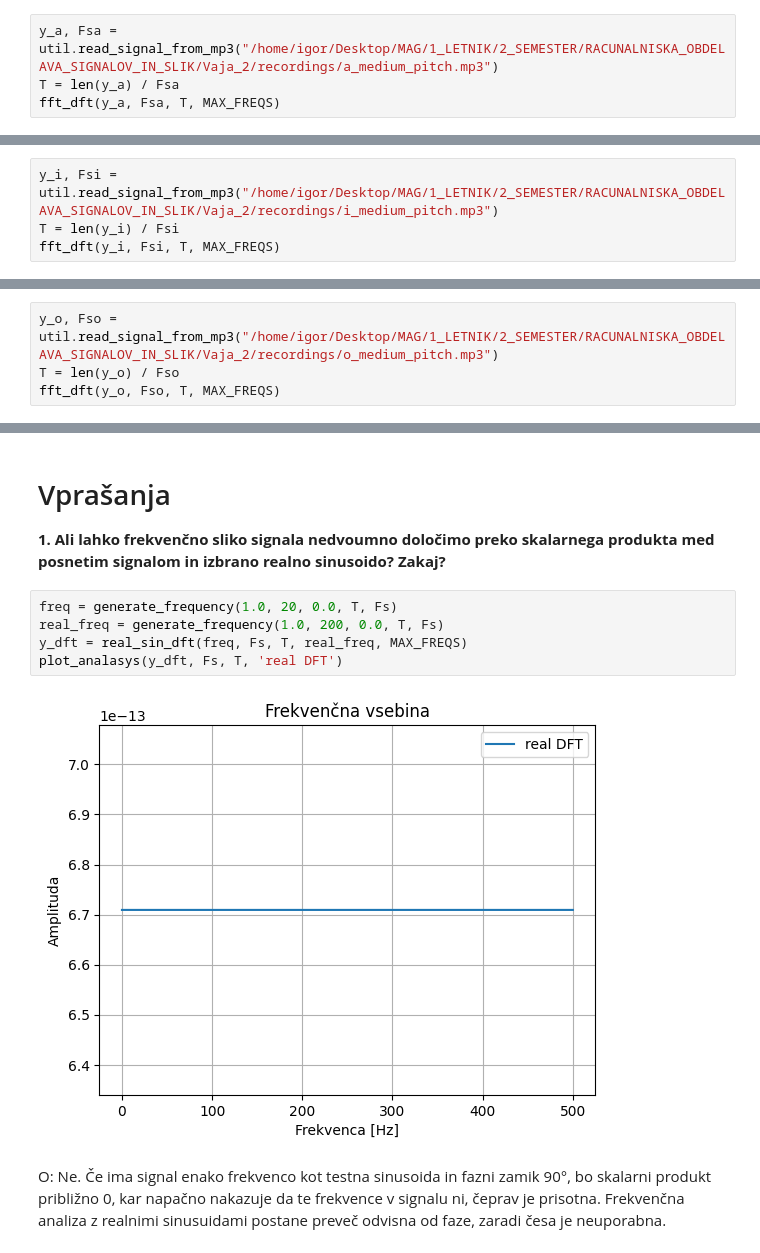
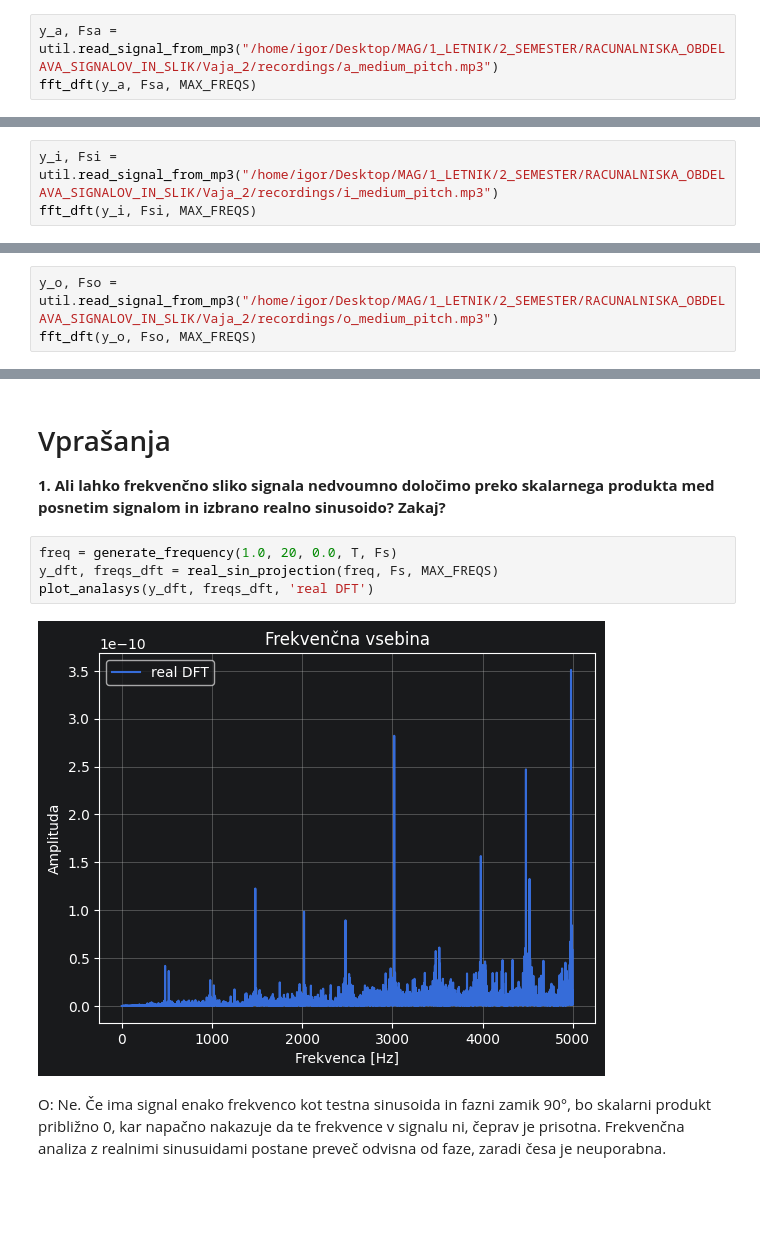
Before and after one commit to IgorPolajzer/ROSiS_Vaja2_DFT, a Jupyter notebook: porocilo.ipynb, the cells around one changed output, grey strips where cells are left out. Drawn from its saved outputs; the diff is of its cells as text; blank space fills up the shorter version.

```diff
--- a/porocilo.ipynb
+++ b/porocilo.ipynb
@@ -25,6 +25,5 @@ fft_dft(freq, Fs, T, MAX_FREQS)
 ### "a"
 # %%
 y_a, Fsa = util.read_signal_from_mp3("/home/igor/Desktop/MAG/1_LETNIK/2_SEMESTER/RACUNALNISKA_OBDELAVA_SIGNALOV_IN_SLIK/Vaja_2/recordings/a_medium_pitch.mp3")
-T = len(y_a) / Fsa
-fft_dft(y_a, Fsa, T, MAX_FREQS)
+fft_dft(y_a, Fsa, MAX_FREQS)
 # %% [output]
@@ -34,6 +33,5 @@ fft_dft(y_a, Fsa, T, MAX_FREQS)
 ### "i"
 # %%
 y_i, Fsi = util.read_signal_from_mp3("/home/igor/Desktop/MAG/1_LETNIK/2_SEMESTER/RACUNALNISKA_OBDELAVA_SIGNALOV_IN_SLIK/Vaja_2/recordings/i_medium_pitch.mp3")
-T = len(y_i) / Fsi
-fft_dft(y_i, Fsi, T, MAX_FREQS)
+fft_dft(y_i, Fsi, MAX_FREQS)
 # %% [output]
@@ -43,6 +41,5 @@ fft_dft(y_i, Fsi, T, MAX_FREQS)
 ### "o"
 # %%
 y_o, Fso = util.read_signal_from_mp3("/home/igor/Desktop/MAG/1_LETNIK/2_SEMESTER/RACUNALNISKA_OBDELAVA_SIGNALOV_IN_SLIK/Vaja_2/recordings/o_medium_pitch.mp3")
-T = len(y_o) / Fso
-fft_dft(y_o, Fso, T, MAX_FREQS)
+fft_dft(y_o, Fso, MAX_FREQS)
 # %% [output]
@@ -54,11 +51,10 @@ fft_dft(y_o, Fso, T, MAX_FREQS)
 **1. Ali lahko frekvenčno sliko signala nedvoumno določimo preko skalarnega produkta med posnetim signalom in izbrano realno sinusoido? Zakaj?**
 # %%
 freq = generate_frequency(1.0, 20, 0.0, T, Fs)
-real_freq = generate_frequency(1.0, 200, 0.0, T, Fs)
-y_dft = real_sin_dft(freq, Fs, T, real_freq, MAX_FREQS)
-plot_analasys(y_dft, Fs, T, 'real DFT')
+y_dft, freqs_dft = real_sin_projection(freq, Fs, MAX_FREQS)
+plot_analasys(y_dft, freqs_dft, 'real DFT')
 # %% [output]
-[figure, old version]
+[figure, new version]
 # %% [markdown]
 O: Ne. Če ima signal enako frekvenco kot testna sinusoida in fazni zamik 90°, bo skalarni produkt približno 0, kar napačno nakazuje da te frekvence v signalu ni, čeprav je prisotna. Frekvenčna analiza z realnimi sinusuidami postane preveč odvisna od faze, zaradi česa je neuporabna.
 # %% [markdown]
```
Also changed, not shown: parts of 5 cells of this notebook, 1 other file.
